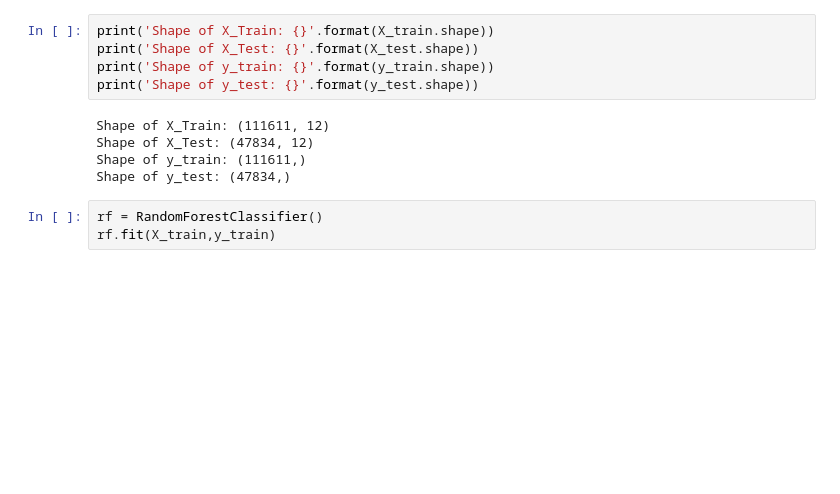
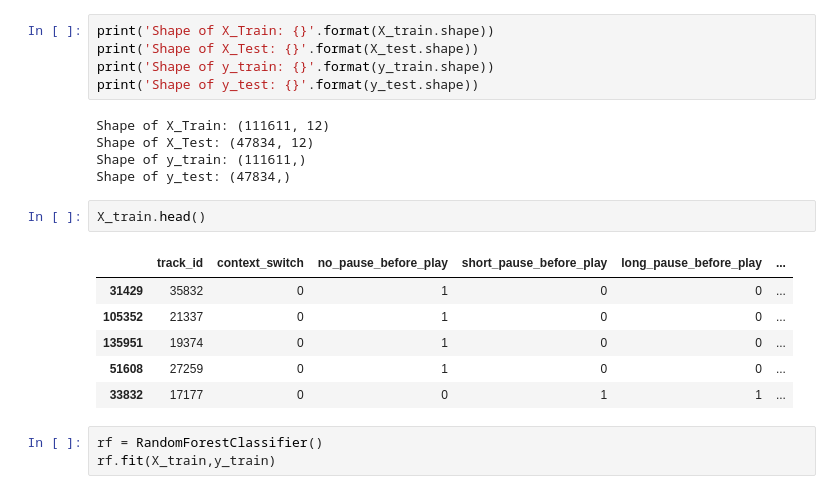
Before and after one commit to AbiirBarounii/Spotify-Skip-Prediction, a Jupyter notebook: notebook.ipynb, the cells around one changed output. Cells and saved outputs as stored; diff of their text form; blank space fills up the shorter version.

```diff
--- a/notebook.ipynb
+++ b/notebook.ipynb
@@ -727,6 +765,15 @@ Shape of X_Train: (111611, 12)
 Shape of X_Test: (47834, 12)
 Shape of y_train: (111611,)
 Shape of y_test: (47834,)
+# %%
+X_train.head()
+# %% [output]
+|  | track_id | context_switch | no_pause_before_play | short_pause_before_play | long_pause_before_play | ... |
+| 31429 | 35832 | 0 | 1 | 0 | 0 | ... |
+| 105352 | 21337 | 0 | 1 | 0 | 0 | ... |
+| 135951 | 19374 | 0 | 1 | 0 | 0 | ... |
+| 51608 | 27259 | 0 | 1 | 0 | 0 | ... |
+| 33832 | 17177 | 0 | 0 | 1 | 1 | ... |
 # %%
 rf = RandomForestClassifier()
 rf.fit(X_train,y_train)
```
Also changed, not shown: parts of 42 cells of this notebook, 5 other files.
